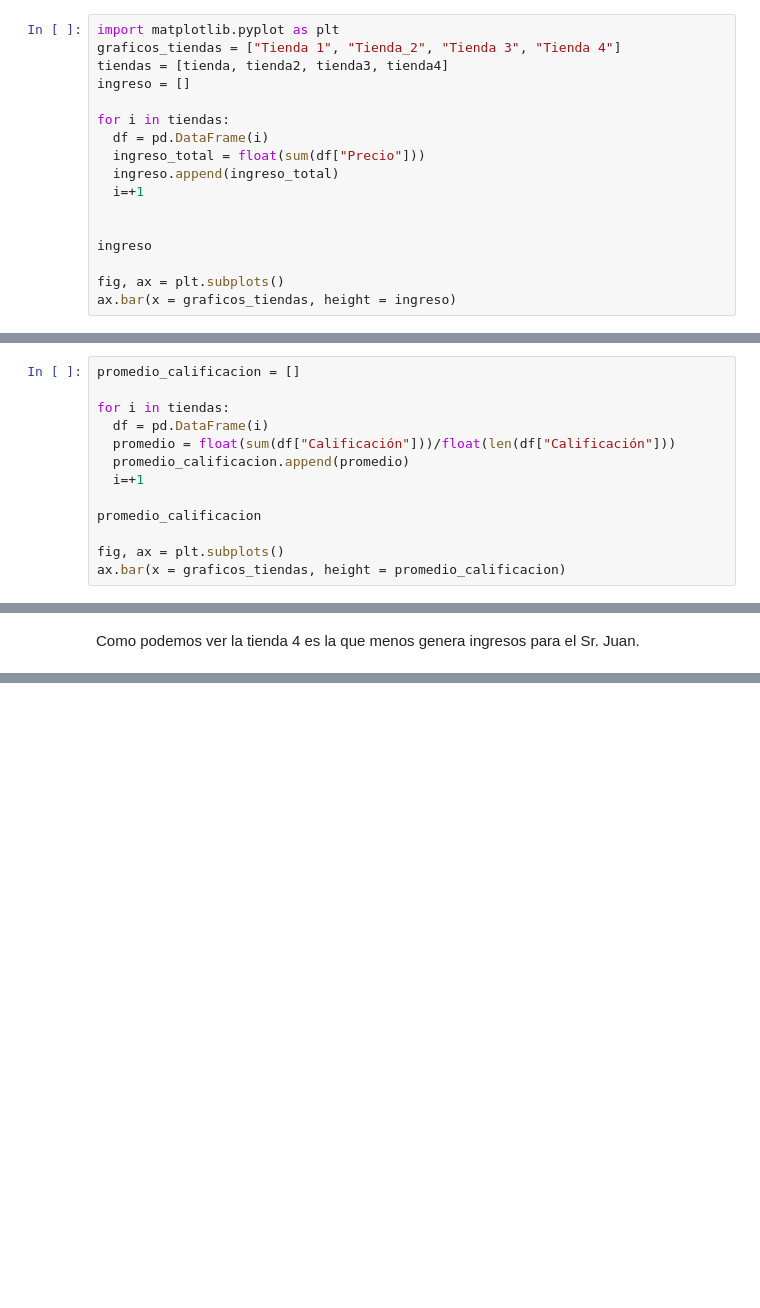
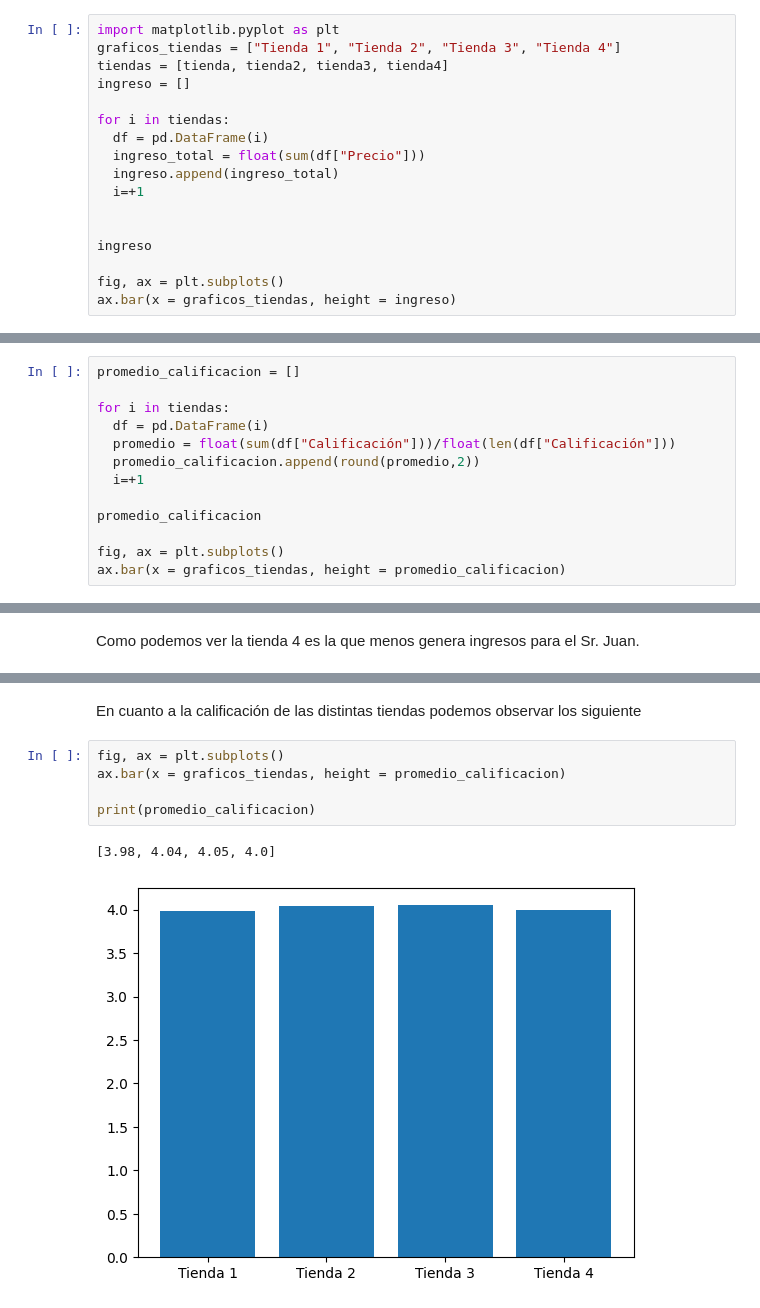
Before and after one commit to EnriqueVarela/Challenge1, a Jupyter notebook: AluraStoreLatam.ipynb, the cells around one changed output, grey strips where cells are left out. Saved outputs shown, nothing was run; the diff lists cells and outputs as text; blank space fills up the shorter version.

```diff
--- a/AluraStoreLatam.ipynb
+++ b/AluraStoreLatam.ipynb
@@ -27,7 +27,7 @@ tienda.head()
 #1. Análisis de facturación
 # %%
 import matplotlib.pyplot as plt
-graficos_tiendas = ["Tienda 1", "Tienda_2", "Tienda 3", "Tienda 4"]
+graficos_tiendas = ["Tienda 1", "Tienda 2", "Tienda 3", "Tienda 4"]
 tiendas = [tienda, tienda2, tienda3, tienda4]
 ingreso = []
 
@@ -80,7 +80,7 @@ promedio_calificacion = []
 for i in tiendas:
   df = pd.DataFrame(i)
   promedio = float(sum(df["Calificación"]))/float(len(df["Calificación"]))
-  promedio_calificacion.append(promedio)
+  promedio_calificacion.append(round(promedio,2))
   i=+1
 
 promedio_calificacion
@@ -158,0 +161,10 @@ Como podemos ver la tienda 4 es la que menos genera ingresos para el Sr. Juan.
+# %% [markdown]
+En cuanto a la calificación de las distintas tiendas podemos observar los siguiente
+# %%
+fig, ax = plt.subplots()
+ax.bar(x = graficos_tiendas, height = promedio_calificacion)
+
+print(promedio_calificacion)
+# %% [output]
+[3.98, 4.04, 4.05, 4.0]
+[figure, added]
```
Also changed, not shown: parts of 7 cells of this notebook.
